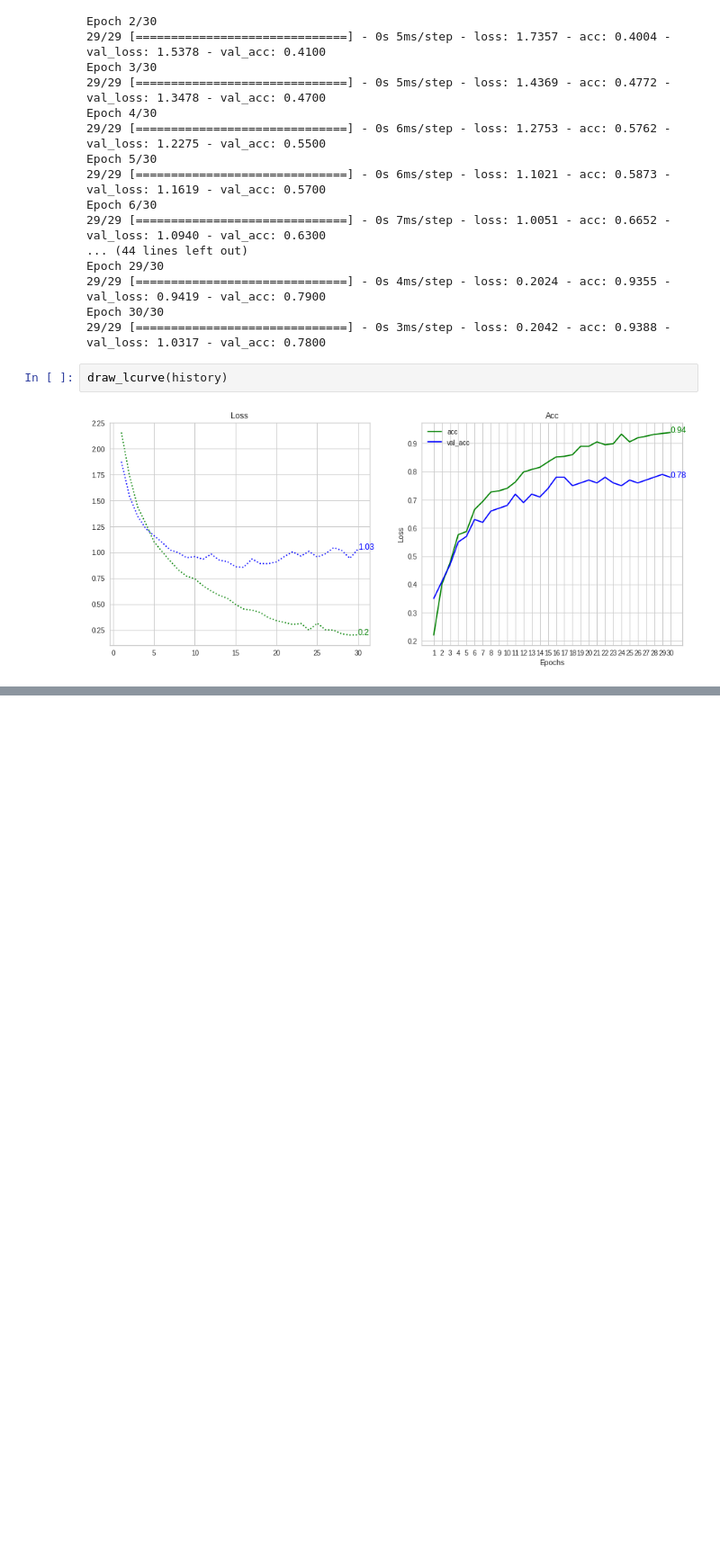
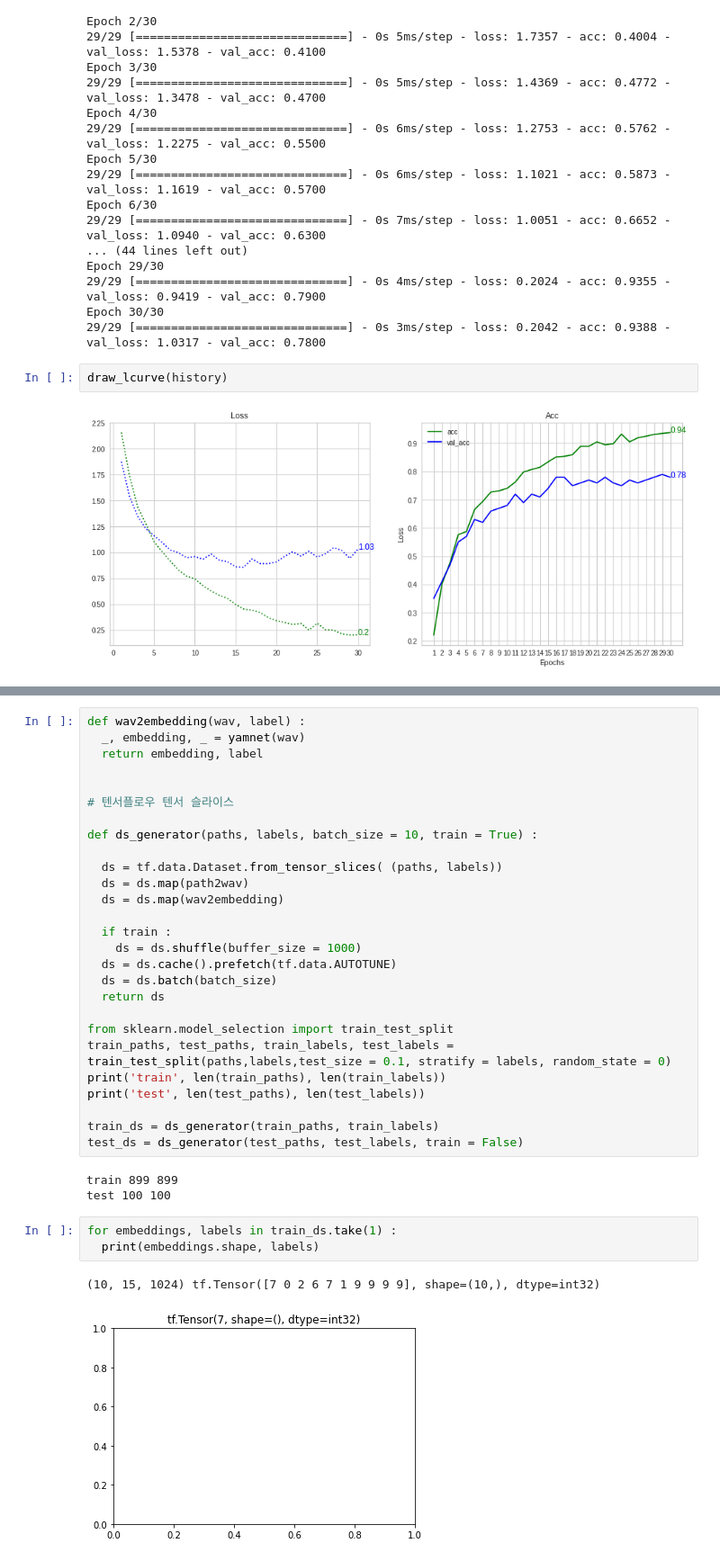
Before and after one commit to TAEWOOYOON/SkillTreePython-DeepLearning, a Jupyter notebook: 04.Paper-with-code/ch04_05_WaveNet.ipynb, the cells around one changed output, grey strips where cells are left out. Shown at 90% size. Cells and saved outputs as stored; diff of their text form; blank space fills up the shorter version.

```diff
--- a/04.Paper-with-code/ch04_05_WaveNet.ipynb
+++ b/04.Paper-with-code/ch04_05_WaveNet.ipynb
@@ -627,0 +684,36 @@ draw_lcurve(history)
+# %%
+def wav2embedding(wav, label) :
+  _, embedding, _ = yamnet(wav)
+  return embedding, label
+
+
+# 텐서플로우 텐서 슬라이스
+
+def ds_generator(paths, labels, batch_size = 10, train = True) :
+
+  ds = tf.data.Dataset.from_tensor_slices( (paths, labels))
+  ds = ds.map(path2wav)
+  ds = ds.map(wav2embedding)
+
+  if train :
+    ds = ds.shuffle(buffer_size = 1000)
+  ds = ds.cache().prefetch(tf.data.AUTOTUNE)
+  ds = ds.batch(batch_size)
+  return ds
+
+from sklearn.model_selection import train_test_split
+train_paths, test_paths, train_labels, test_labels = train_test_split(paths,labels,test_size = 0.1, stratify = labels, random_state = 0)
+print('train', len(train_paths), len(train_labels))
+print('test', len(test_paths), len(test_labels))
+
+train_ds = ds_generator(train_paths, train_labels)
+test_ds = ds_generator(test_paths, test_labels, train = False)
+# %% [output]
+train 899 899
+test 100 100
+# %%
+for embeddings, labels in train_ds.take(1) :
+  print(embeddings.shape, labels)
+# %% [output]
+(10, 15, 1024) tf.Tensor([7 0 2 6 7 1 9 9 9 9], shape=(10,), dtype=int32)
+[figure, added]
```
Also changed, not shown: parts of 13 cells of this notebook.
